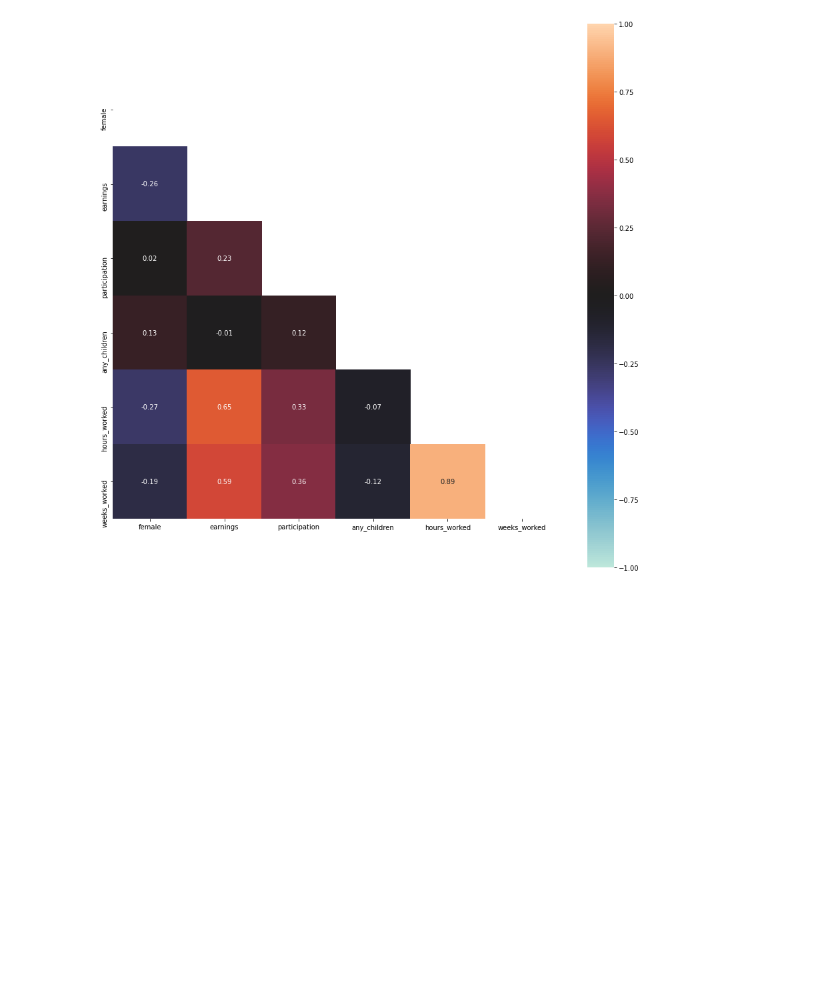
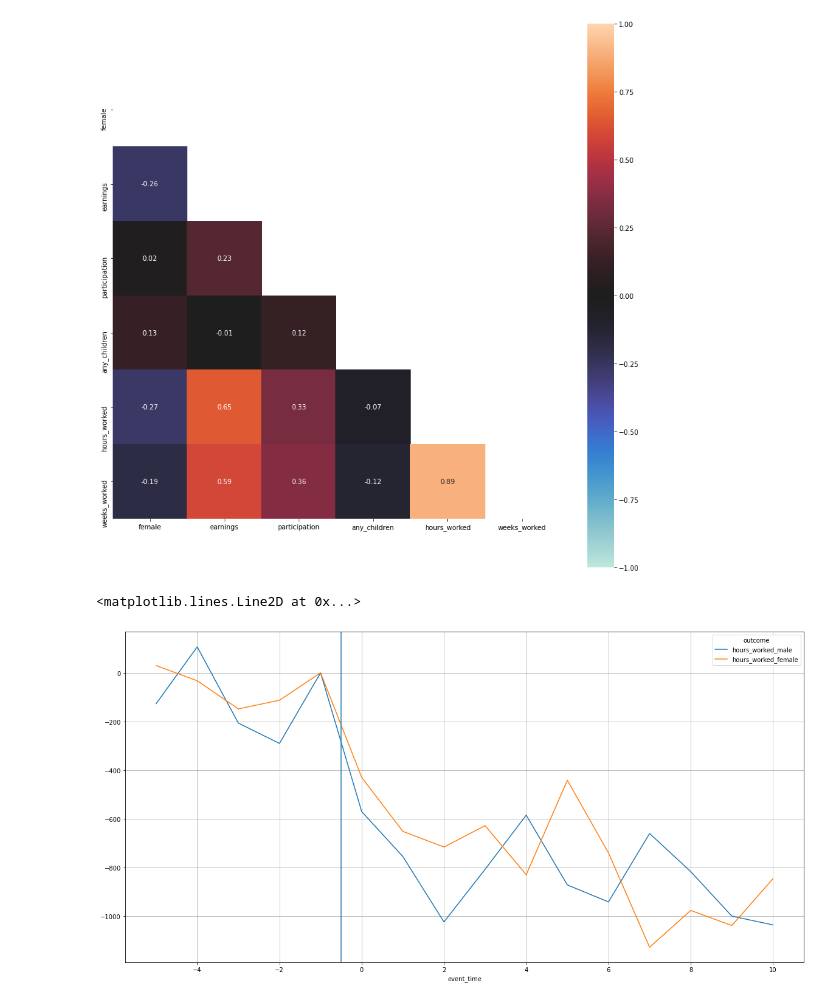
Before and after one commit to berikabinzet/Final_Project, a Jupyter notebook: src/Data_Cleaning_Codes.ipynb, the cells around one changed output. Saved outputs shown, nothing was run; the diff lists cells and outputs as text; code cells hidden in the pictures; blank space fills up the shorter version.

Commit message:
Worked on plotting

```diff
--- a/src/Data_Cleaning_Codes.ipynb
+++ b/src/Data_Cleaning_Codes.ipynb
@@ -288,0 +291,32 @@ result_tr["event_time"] = list(range(1,17))
+# %%
+#adding back event_time_5 which was dropped before
+β5 = pd.DataFrame({"hours_worked_male":0, "participation_male": 0, "earnings_male": 0,"hours_worked_female":0, "participation_female": 0, "earnings_female": 0 }, index=["β5"])
+result_tr = pd.concat([result_tr.iloc[:4],β5,result_tr.iloc[4:]] )
+result_tr["event_time"] = [-5, -4 , -3, -2, -1 ,0, 1, 2, 3, 4, 5, 6, 7, 8, 9, 10]
+# %%
+from matplotlib import pyplot as plt
+import numpy as np
+
+#some example data
+x= np.linspace(0.1, 9.9, 20)
+y = 3.0 * x
+#some confidence interval
+ci = 1.96 * np.std(y)/np.mean(y)
+
+fig, ax = plt.subplots()
+ax.plot(x,y)
+ax.fill_between(x, (y-ci), (y+ci), color='b', alpha=.1)
+# %%
+def gen_confidence_interval(value):
+    ci = 1.96 * np.std(result_tr[value])/np.mean(result_tr[value])
+    return ci
+# %%
+for i in ["hours_worked_male","participation_male","earnings_male","hours_worked_female","participation_female","earnings_female"]:
+    confidence_interval =  gen_confidence_interval(i)
+    result_tr["SE"] = confidence_interval
+# %%
+result_tr.plot(x='event_time', y=['hours_worked_male', 'hours_worked_female'], figsize=(20,10), grid=True)
+plt.axvline(x=-0.5, ymin = -1000, ymax = 100)
+# %% [output]
+<matplotlib.lines.Line2D at 0x...>
+[figure, added]
```
Also changed, not shown: parts of 3 cells of this notebook.
